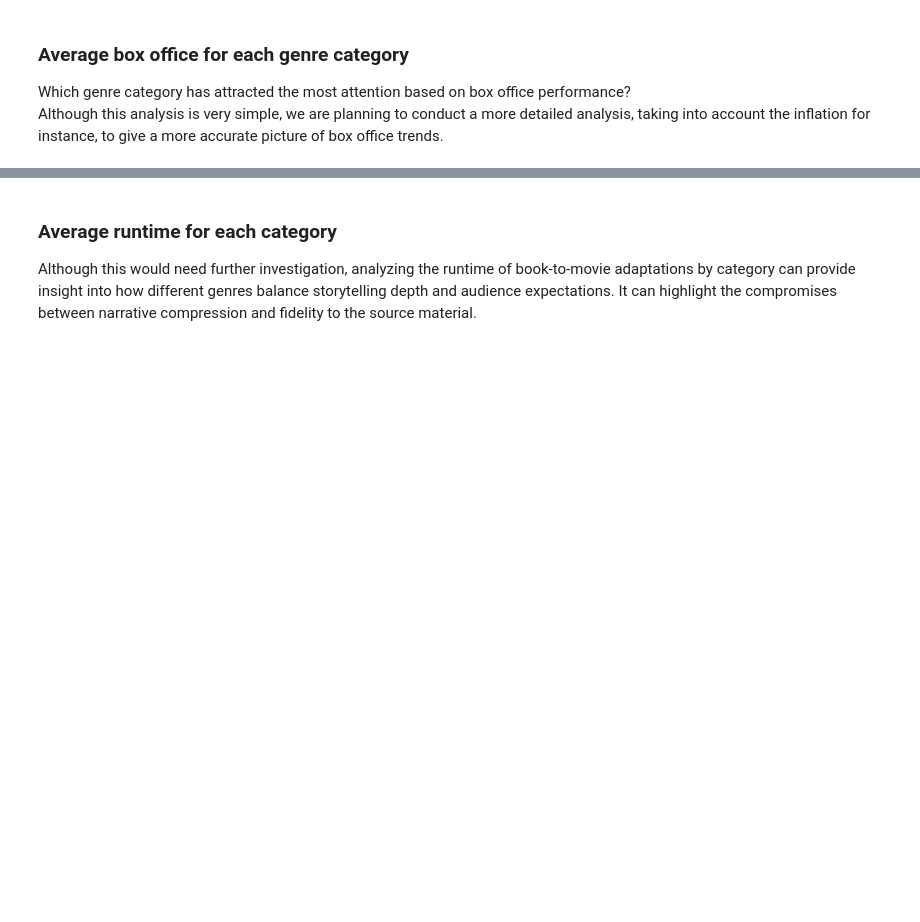
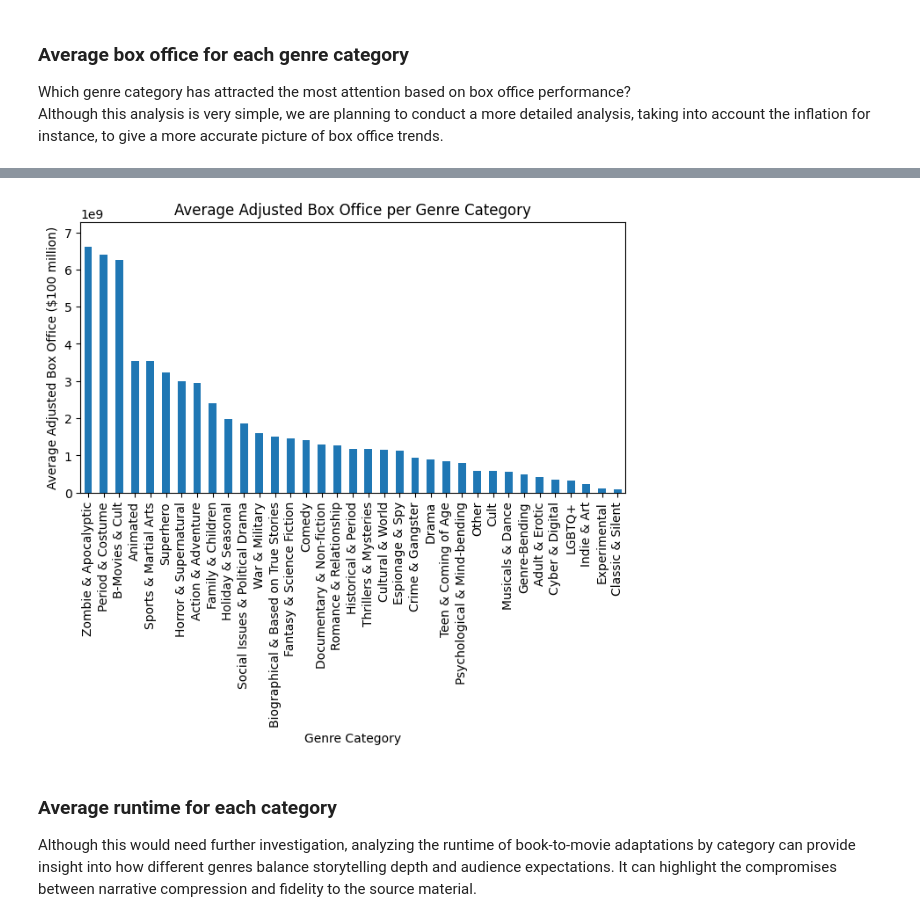
Before and after one commit to epfl-ada/ada-2024-project-padamalgame, a Jupyter notebook: results.ipynb, the cells around one changed output, grey strips where cells are left out. Cells and saved outputs as stored; diff of their text form; code cells hidden in the pictures; blank space fills up the shorter version.

```diff
--- a/results.ipynb
+++ b/results.ipynb
@@ -102,5 +184,3 @@ plt.show()
 # %% [markdown]
 ### Average movie date for each category
 Which categories of book adaptations are gaining popularity over time?
-# %%
-genre_categories = load_genre_categories('data/genre_categories.json')
@@ -109,3 +187,12 @@ df_genres_exploded = explode_genres(df)
+# %%
+#genre_categories = load_genre_categories('data/genre_categories.json')
+
+with open('data/genre_categories.json', 'r') as file:
+    genre_categories = json.load(file)
+# %%
+#df_genres_exploded = explode_genres(df)
+
+df_genres_exploded = df.explode('genres')
 # %%
 # Calculate the average movie date for each genre category
 average_movie_date = df_genres_exploded.groupby('genres')['movie_date'].mean()
@@ -159,3 +281,37 @@ plt.show()
+# %%
+# Merge df_genres_exploded with inflation_data on the column movie_date and year
+df_merged_genres_inflation = pd.merge(df_genres_exploded, inflation_data, left_on='movie_date', right_on='year')
+
+# Display the first few rows of the merged dataframe
+df_merged_genres_inflation.head()
+
+# Calculate the adjusted box office for each movie
+df_merged_genres_inflation['adjusted_box_office'] = df_merged_genres_inflation['box_office'] * df_merged_genres_inflation['inflation']
+
+# Calculate the average adjusted box office for each genre category
+average_adjusted_box_office = df_merged_genres_inflation.dropna(subset=['adjusted_box_office']).groupby('genres')['adjusted_box_office'].mean()
+
+# Map genres to categories
+average_adjusted_box_office_category = average_adjusted_box_office.reset_index()
+average_adjusted_box_office_category['category'] = average_adjusted_box_office_category['genres'].map(lambda x: next((k for k, v in genre_categories.items() if x in v), 'Other'))
+
+# Calculate the average adjusted box office for each category
+average_adjusted_box_office_category = average_adjusted_box_office_category.groupby('category')['adjusted_box_office'].mean()
+
+# Sort the average adjusted box office by descending order
+average_adjusted_box_office_category = average_adjusted_box_office_category.sort_values(ascending=False)
+
+# Plot the average adjusted box office for each genre category
+plt.figure(figsize=(8, 4))
+average_adjusted_box_office_category.plot(kind='bar')
+plt.title('Average Adjusted Box Office per Genre Category')
+plt.xlabel('Genre Category')
+plt.ylabel('Average Adjusted Box Office ($100 million)')
+plt.xticks(rotation=90)
+plt.ylim(0, average_adjusted_box_office_category.max() + average_adjusted_box_office_category.max()/10)
+plt.show()
+# %% [output]
+[figure, added]
 # %% [markdown]
 ### Average runtime for each category
 Although this would need further investigation, analyzing the runtime of book-to-movie adaptations by category can provide insight into how different genres balance storytelling depth and audience expectations. It can highlight the compromises between narrative compression and fidelity to the source material.
```
Also changed, not shown: parts of 21 cells of this notebook, 2 other files.
